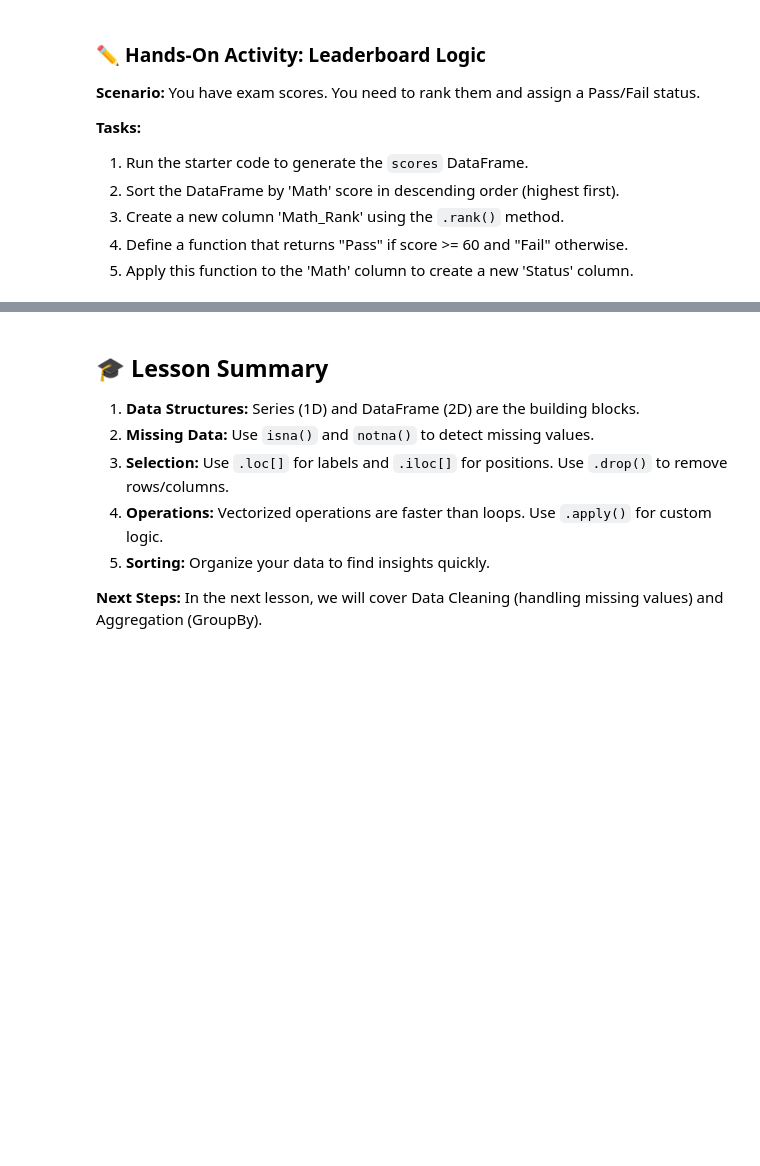
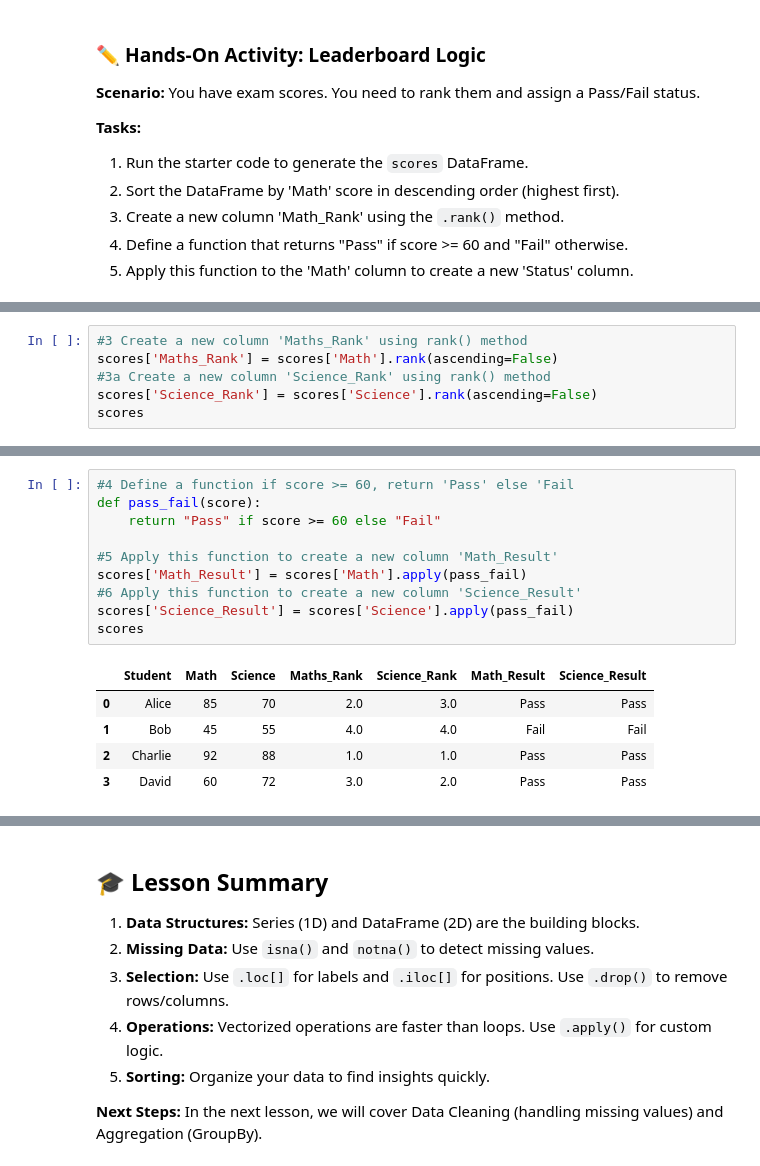
Before and after one commit to fredchan23/6m-data-1.7-intro-pandas, a Jupyter notebook: notebooks/pandas_lesson.ipynb, the cells around one changed output, grey strips where cells are left out. Cells and saved outputs as stored; diff of their text form; blank space fills up the shorter version.

```diff
--- a/notebooks/pandas_lesson.ipynb
+++ b/notebooks/pandas_lesson.ipynb
@@ -291,0 +444,6 @@ scores = pd.DataFrame({
+# %%
+#3 Create a new column 'Maths_Rank' using rank() method
+scores['Maths_Rank'] = scores['Math'].rank(ascending=False)
+#3a Create a new column 'Science_Rank' using rank() method
+scores['Science_Rank'] = scores['Science'].rank(ascending=False)
+scores
@@ -291,0 +456,16 @@ scores = pd.DataFrame({
+# %%
+#4 Define a function if score >= 60, return 'Pass' else 'Fail
+def pass_fail(score):
+    return "Pass" if score >= 60 else "Fail"
+
+#5 Apply this function to create a new column 'Math_Result'
+scores['Math_Result'] = scores['Math'].apply(pass_fail)
+#6 Apply this function to create a new column 'Science_Result'
+scores['Science_Result'] = scores['Science'].apply(pass_fail)
+scores
+# %% [output]
+|  | Student | Math | Science | Maths_Rank | Science_Rank | Math_Result | Science_Result |
+| 0 | Alice | 85 | 70 | 2.0 | 3.0 | Pass | Pass |
+| 1 | Bob | 45 | 55 | 4.0 | 4.0 | Fail | Fail |
+| 2 | Charlie | 92 | 88 | 1.0 | 1.0 | Pass | Pass |
+| 3 | David | 60 | 72 | 3.0 | 2.0 | Pass | Pass |
```
Also changed, not shown: parts of 23 cells of this notebook, 2 other files.
